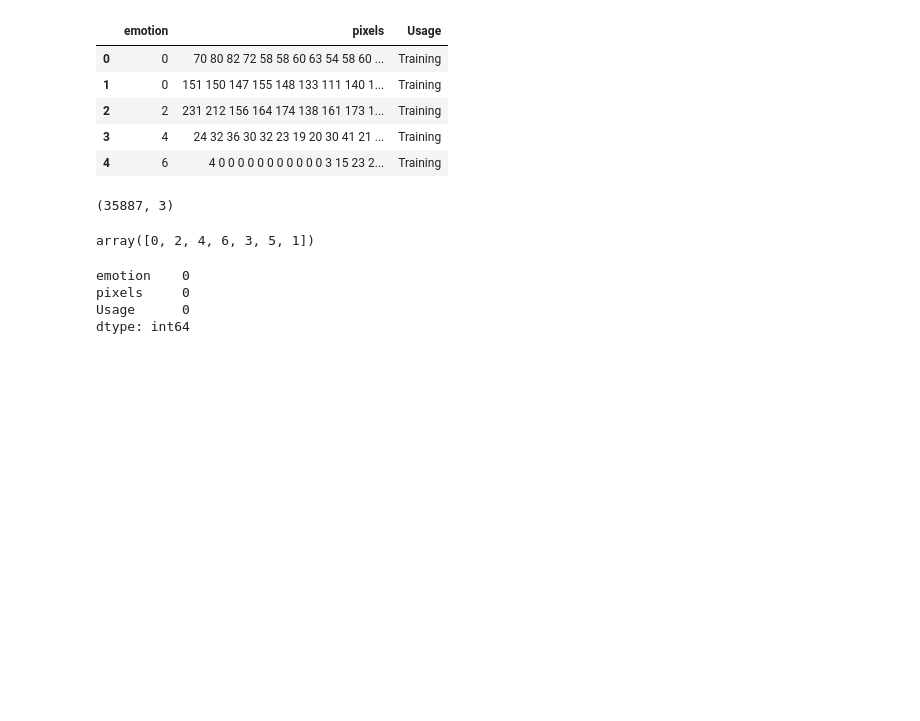
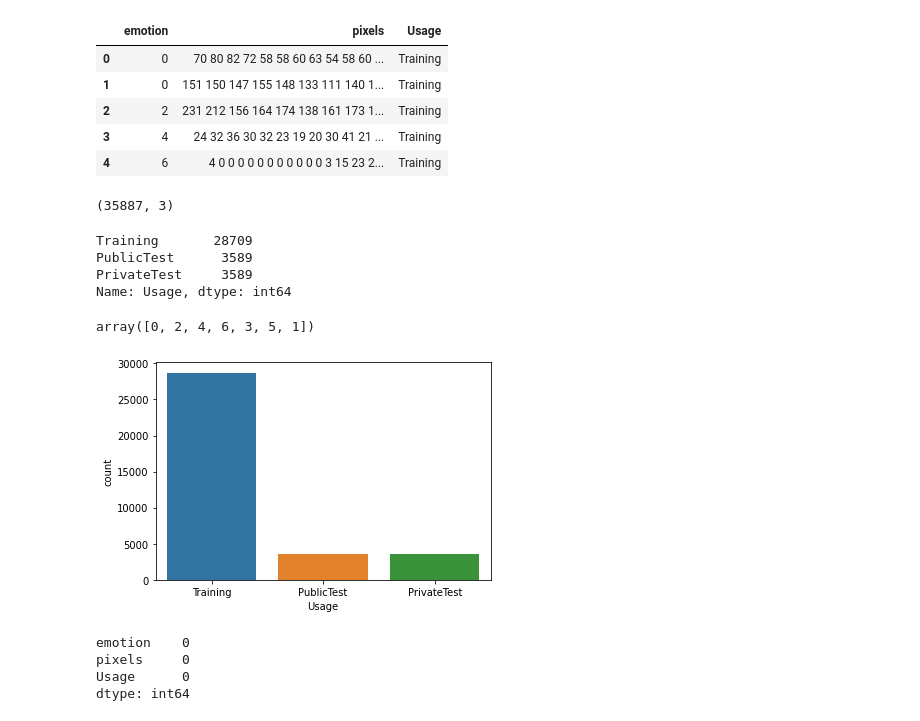
Before and after one commit to Creatrohit9/Face-Emotion-Recognition, a Jupyter notebook: Live_Class_Monitoring_System(Face_Emotion_Recognition)Rohit_bhadauriya.ipynb, the cells around one changed output. Saved outputs shown, nothing was run; the diff lists cells and outputs as text; code cells hidden in the pictures; blank space fills up the shorter version.

Commit message:
Commit for the usage bar plot

```diff
--- a/Live_Class_Monitoring_System(Face_Emotion_Recognition)Rohit_bhadauriya.ipynb
+++ b/Live_Class_Monitoring_System(Face_Emotion_Recognition)Rohit_bhadauriya.ipynb
@@ -230,10 +230,24 @@ df.head()
 df.shape
 # %% [output]
 (35887, 3)
+# %%
+# Value counts on each set
+df["Usage"].value_counts()
+# %% [output]
+Training       28709
+PublicTest      3589
+PrivateTest     3589
+Name: Usage, dtype: int64
 # %%
 df.emotion.unique()
 # %% [output]
 array([0, 2, 4, 6, 3, 5, 1])
+# %%
+# Let's plot the count of each set
+sns.countplot(df.Usage)
+plt.show()
+# %% [output]
+[figure, added]
 # %%
 emotion_label_to_text = {0:'anger', 1:'disgust', 2:'fear', 3:'happiness', 4: 'sadness', 5: 'surprise', 6: 'neutral'}
 # %%
```
Also changed, not shown: parts of 1 cell of this notebook.
